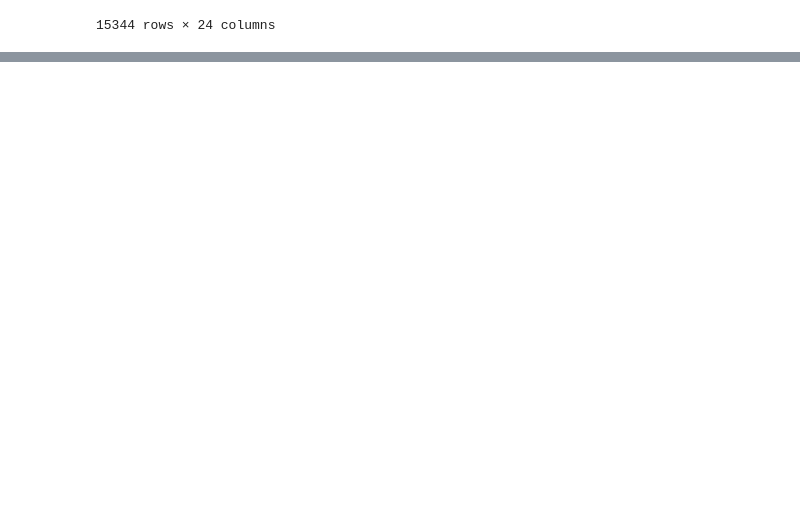
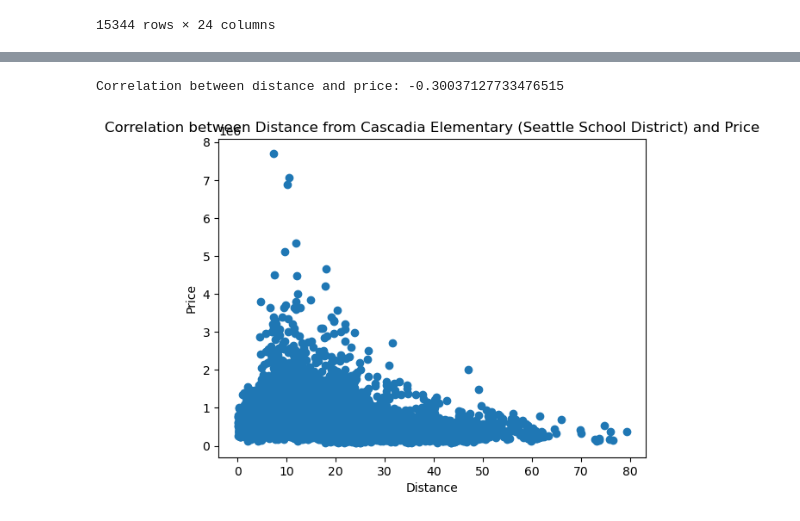
Before and after one commit to WatiriVivian/Phase2-DataScience-Project, a Jupyter notebook: student.ipynb, the cells around one changed output, grey strips where cells are left out. Drawn from its saved outputs; the diff is of its cells as text; code cells hidden in the pictures; blank space fills up the shorter version.

```diff
--- a/student.ipynb
+++ b/student.ipynb
@@ -253,2 +222,0 @@ Name: grade, Length: 15344, dtype: object
-# %%
-kingcounty_df.drop('date', axis = 1, inplace = True)
@@ -643,0 +231,29 @@ Log transformation of Y
+# %%
+#GPS cordinates of Cascadia Elemntary School - 	Long :47.694038, Lat: -122.337558
+#Now Using Haversine Formula calculate distance from Cascadia Elementary School
+import math
+
+def haversine_distance(lat1, lon1, lat2, lon2):
+    # Convert latitude and longitude from degrees to radians
+    lat1_rad = math.radians(lat1)
+    lon1_rad = math.radians(lon1)
+    lat2_rad = math.radians(lat2)
+    lon2_rad = math.radians(lon2)
+
+    # Radius of the Earth in kilometers
+    radius = 6371
+
+    # Haversine formula
+    dlat = lat2_rad - lat1_rad
+    dlon = lon2_rad - lon1_rad
+    a = math.sin(dlat/2) * math.sin(dlat/2) + math.cos(lat1_rad) * math.cos(lat2_rad) * math.sin(dlon/2) * math.sin(dlon/2)
+    c = 2 * math.atan2(math.sqrt(a), math.sqrt(1-a))
+    distance = radius * c
+
+    return distance
+# %%
+#create new column distance that returns distance from Seattle School District
+
+kingcounty_df['dist_from_sch_district_1'] = kingcounty_df.apply(lambda row: haversine_distance(row['lat'], row['long'], 47.694038, -122.337558), axis=1)
+
+kingcounty_df
@@ -643,0 +274,23 @@ Log transformation of Y
+# %%
+# Calculate the correlation between 'distance' and 'price'
+correlation = kingcounty_df['dist_from_sch_district_1'].corr(kingcounty_df['price'])
+
+# Print the correlation value
+print("Correlation between distance and price:", correlation)
+# %% [output]
+Correlation between distance and price: -0.30037127733476515
+# %%
+import pandas as pd
+import matplotlib.pyplot as plt
+
+
+# Create a scatter plot
+plt.scatter(kingcounty_df['dist_from_sch_district_1'], kingcounty_df['price'])
+plt.xlabel('Distance')
+plt.ylabel('Price')
+plt.title('Correlation between Distance from Cascadia Elementary (Seattle School District) and Price')
+
+# Display the plot
+plt.show()
+# %% [output]
+[figure, added]
```
Also changed, not shown: parts of 84 cells of this notebook.
